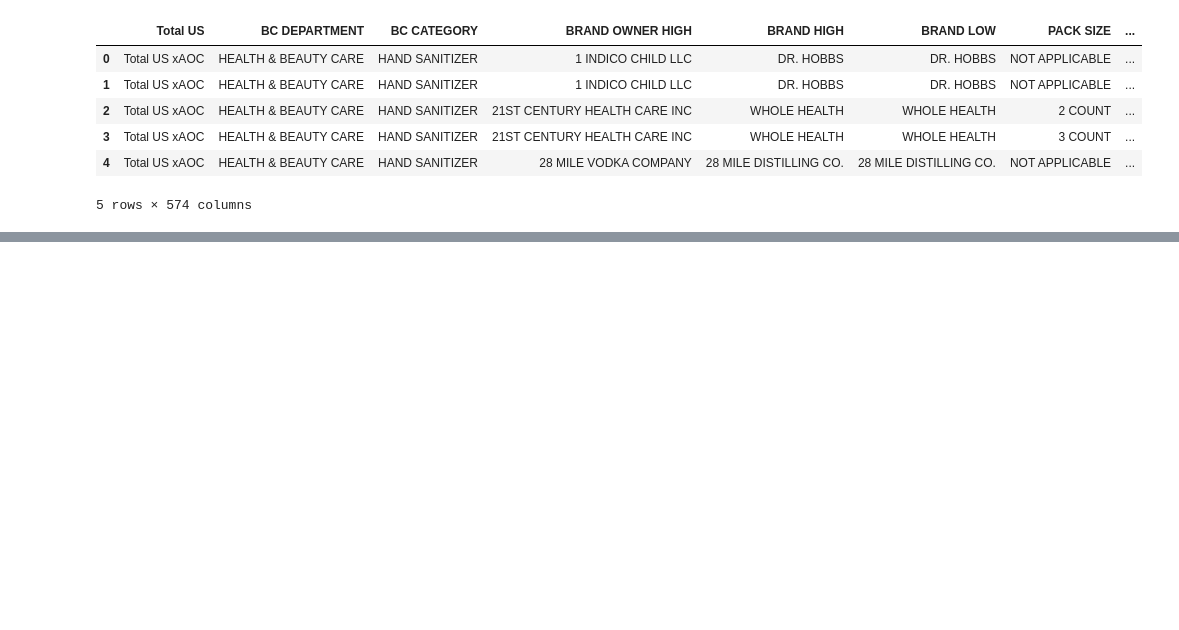
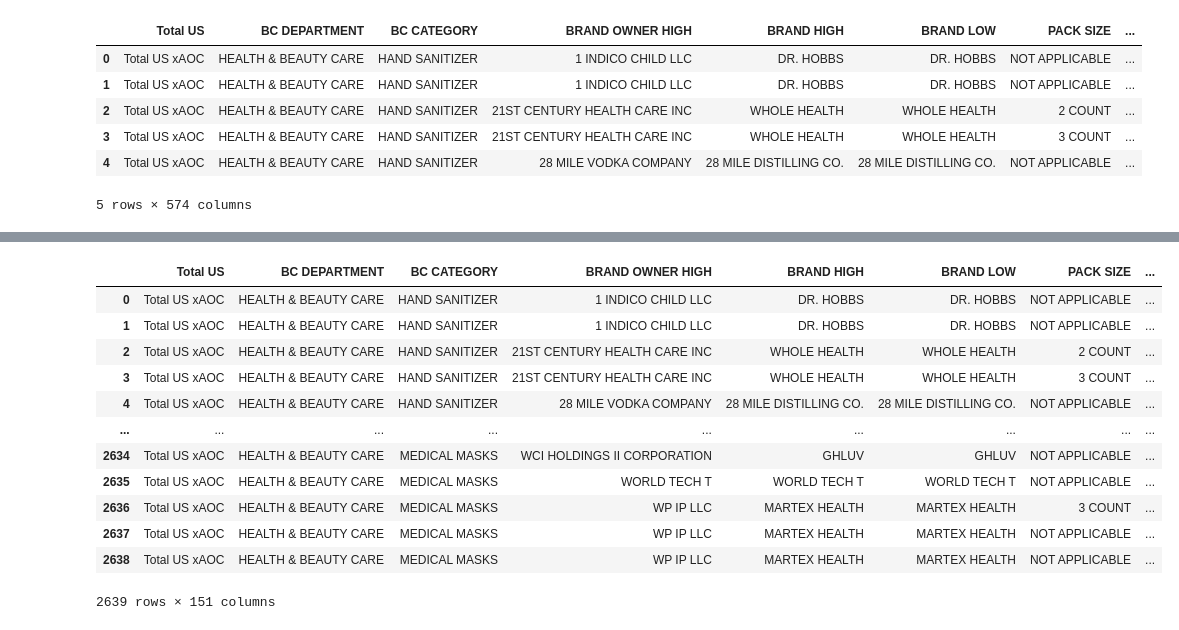
Before and after one commit to rmotta1992/Group-Project-1, a Jupyter notebook: PPE Data.ipynb, the cells around one changed output, grey strips where cells are left out. Cells and saved outputs as stored; diff of their text form; code cells hidden in the pictures; blank space fills up the shorter version.

Commit message:
Found a way to filter columns

```diff
--- a/PPE Data.ipynb
+++ b/PPE Data.ipynb
@@ -21,0 +42,30 @@ ppe_data_df.head()
+# %%
+distribution = [x for x in ppe_data_df.columns if x.startswith('Numerical Distribution')==True]
+# %%
+#ppe_data_df.columns.to_list()
+ppe_data_distribution = ppe_data_df.loc[:,[' Total US',
+ ' BC DEPARTMENT',
+ ' BC CATEGORY',
+ ' BRAND OWNER HIGH',
+ ' BRAND HIGH',
+ ' BRAND LOW',
+ ' PACK SIZE',
+ ' PRODUCT SIZE',
+ ' UPC',
+ ' LONG PRODUCT DESCRIPTION'] + distribution ]
+
+ppe_data_distribution
+# %% [output]
+|  | Total US | BC DEPARTMENT | BC CATEGORY | BRAND OWNER HIGH | BRAND HIGH | BRAND LOW | PACK SIZE | ... |
+| 0 | Total US xAOC | HEALTH & BEAUTY CARE | HAND SANITIZER | 1 INDICO CHILD LLC | DR. HOBBS | DR. HOBBS | NOT APPLICABLE | ... |
+| 1 | Total US xAOC | HEALTH & BEAUTY CARE | HAND SANITIZER | 1 INDICO CHILD LLC | DR. HOBBS | DR. HOBBS | NOT APPLICABLE | ... |
+| 2 | Total US xAOC | HEALTH & BEAUTY CARE | HAND SANITIZER | 21ST CENTURY HEALTH CARE INC | WHOLE HEALTH | WHOLE HEALTH | 2 COUNT | ... |
+| 3 | Total US xAOC | HEALTH & BEAUTY CARE | HAND SANITIZER | 21ST CENTURY HEALTH CARE INC | WHOLE HEALTH | WHOLE HEALTH | 3 COUNT | ... |
+| 4 | Total US xAOC | HEALTH & BEAUTY CARE | HAND SANITIZER | 28 MILE VODKA COMPANY | 28 MILE DISTILLING CO. | 28 MILE DISTILLING CO. | NOT APPLICABLE | ... |
+| ... | ... | ... | ... | ... | ... | ... | ... | ... |
+| 2634 | Total US xAOC | HEALTH & BEAUTY CARE | MEDICAL MASKS | WCI HOLDINGS II CORPORATION | GHLUV | GHLUV | NOT APPLICABLE | ... |
+| 2635 | Total US xAOC | HEALTH & BEAUTY CARE | MEDICAL MASKS | WORLD TECH T | WORLD TECH T | WORLD TECH T | NOT APPLICABLE | ... |
+| 2636 | Total US xAOC | HEALTH & BEAUTY CARE | MEDICAL MASKS | WP IP LLC | MARTEX HEALTH | MARTEX HEALTH | 3 COUNT | ... |
+| 2637 | Total US xAOC | HEALTH & BEAUTY CARE | MEDICAL MASKS | WP IP LLC | MARTEX HEALTH | MARTEX HEALTH | NOT APPLICABLE | ... |
+| 2638 | Total US xAOC | HEALTH & BEAUTY CARE | MEDICAL MASKS | WP IP LLC | MARTEX HEALTH | MARTEX HEALTH | NOT APPLICABLE | ... |
+2639 rows × 151 columns
```
Also changed, not shown: parts of 2 cells of this notebook.
